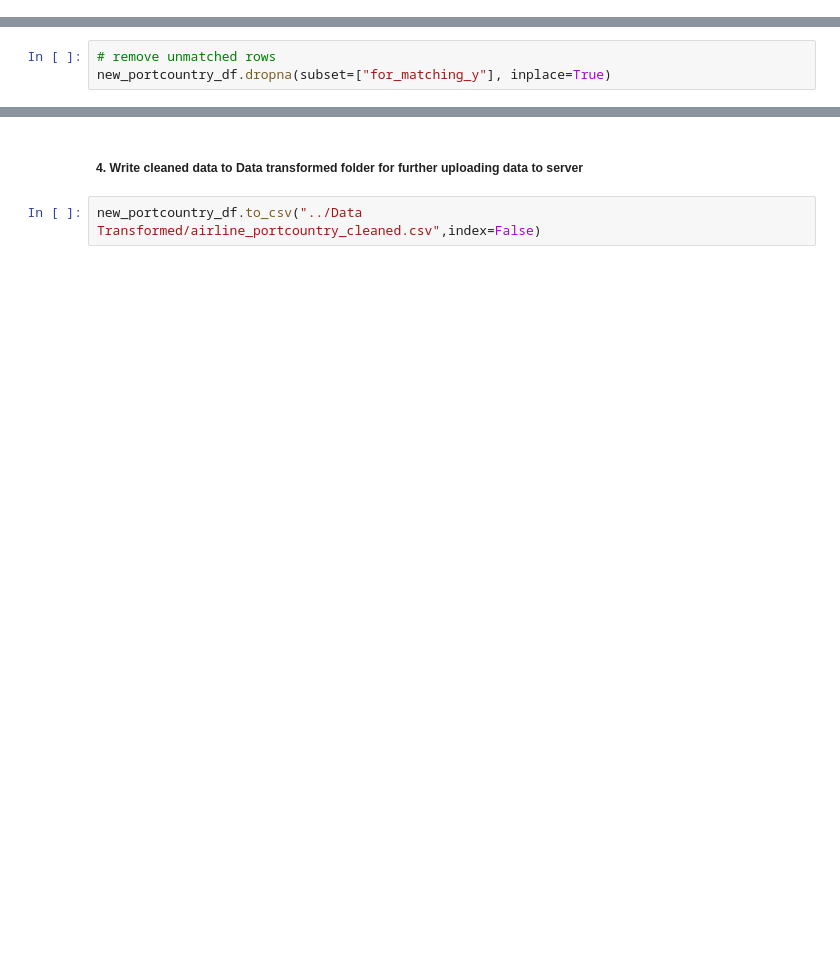
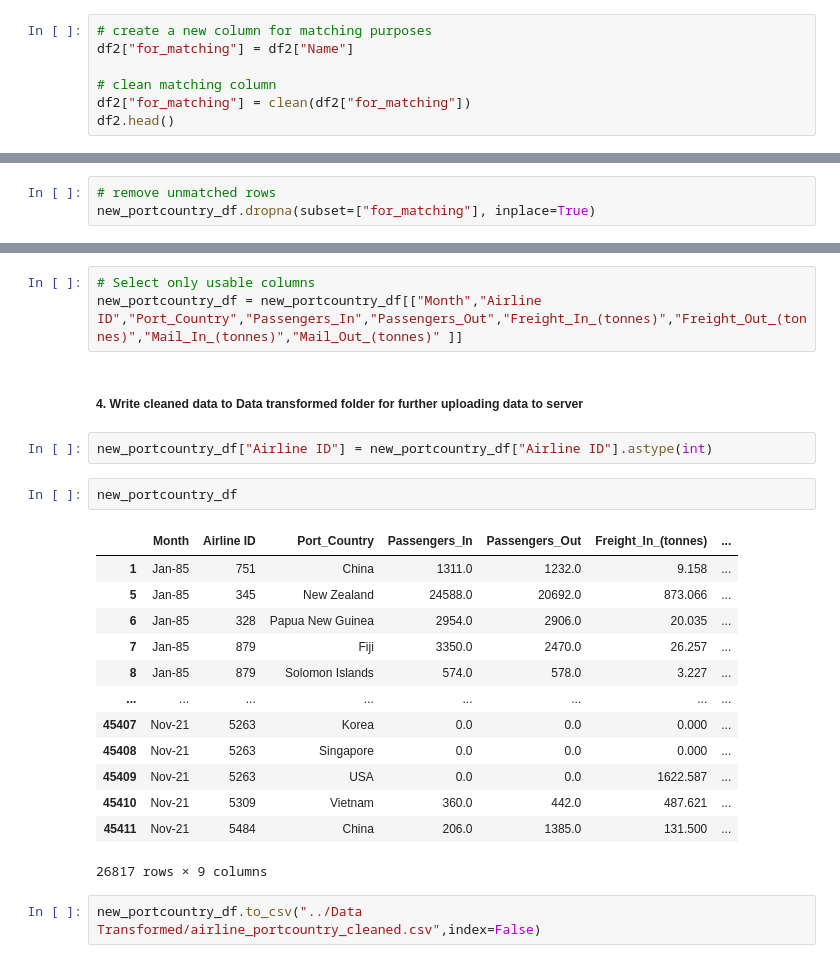
Before and after one commit to RealDreammaker/ProjectETL, a Jupyter notebook: Scripts/flight_tracker.ipynb, the cells around one changed output, grey strips where cells are left out. Cells and saved outputs as stored; diff of their text form; blank space fills up the shorter version.

```diff
--- a/Scripts/flight_tracker.ipynb
+++ b/Scripts/flight_tracker.ipynb
@@ -256,0 +239,7 @@ df2.head()
+# %%
+# create a new column for matching purposes
+df2["for_matching"] = df2["Name"]
+
+# clean matching column
+df2["for_matching"] = clean(df2["for_matching"])
+df2.head()
@@ -286,3 +284,3 @@ new_portcountry_df.loc[new_portcountry_df["for_matching_y"].isnull()]
 # %%
 # remove unmatched rows
-new_portcountry_df.dropna(subset=["for_matching_y"], inplace=True)
+new_portcountry_df.dropna(subset=["for_matching"], inplace=True)
@@ -306,5 +287,26 @@ new_portcountry_df.drop(columns = ["for_matching_x","for_matching_y"])
+# %%
+# Select only usable columns
+new_portcountry_df = new_portcountry_df[["Month","Airline ID","Port_Country","Passengers_In","Passengers_Out","Freight_In_(tonnes)","Freight_Out_(tonnes)","Mail_In_(tonnes)","Mail_Out_(tonnes)" ]]
 # %% [markdown]
 
 ##### 4. Write cleaned data to Data transformed folder for further uploading data to server
+# %%
+new_portcountry_df["Airline ID"] = new_portcountry_df["Airline ID"].astype(int)
+# %%
+new_portcountry_df
+# %% [output]
+|  | Month | Airline ID | Port_Country | Passengers_In | Passengers_Out | Freight_In_(tonnes) | ... |
+| 1 | Jan-85 | 751 | China | 1311.0 | 1232.0 | 9.158 | ... |
+| 5 | Jan-85 | 345 | New Zealand | 24588.0 | 20692.0 | 873.066 | ... |
+| 6 | Jan-85 | 328 | Papua New Guinea | 2954.0 | 2906.0 | 20.035 | ... |
+| 7 | Jan-85 | 879 | Fiji | 3350.0 | 2470.0 | 26.257 | ... |
+| 8 | Jan-85 | 879 | Solomon Islands | 574.0 | 578.0 | 3.227 | ... |
+| ... | ... | ... | ... | ... | ... | ... | ... |
+| 45407 | Nov-21 | 5263 | Korea | 0.0 | 0.0 | 0.000 | ... |
+| 45408 | Nov-21 | 5263 | Singapore | 0.0 | 0.0 | 0.000 | ... |
+| 45409 | Nov-21 | 5263 | USA | 0.0 | 0.0 | 1622.587 | ... |
+| 45410 | Nov-21 | 5309 | Vietnam | 360.0 | 442.0 | 487.621 | ... |
+| 45411 | Nov-21 | 5484 | China | 206.0 | 1385.0 | 131.500 | ... |
+26817 rows × 9 columns
 # %%
 new_portcountry_df.to_csv("../Data Transformed/airline_portcountry_cleaned.csv",index=False)
```
Also changed, not shown: parts of 11 cells of this notebook, 2 other files.
